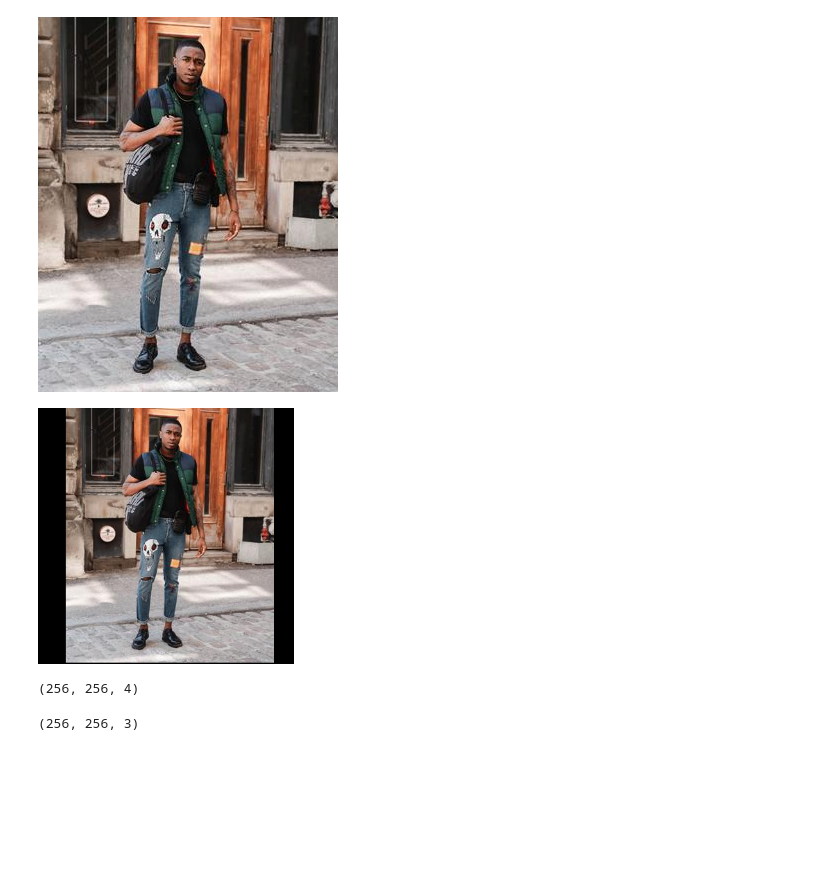
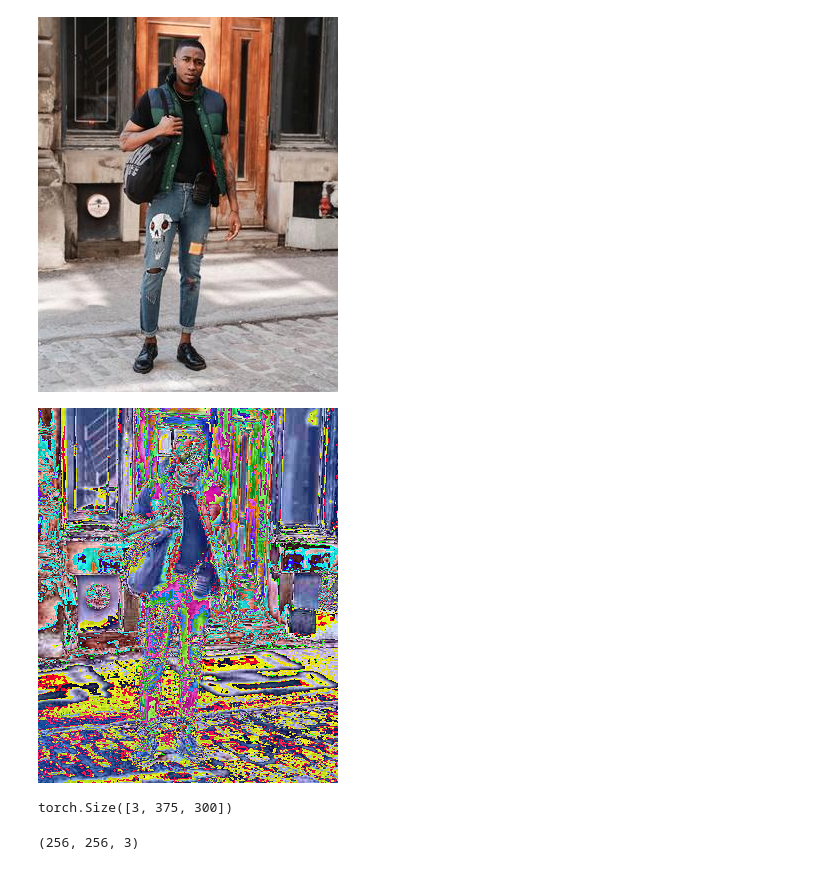
Before and after one commit to MartinPicc/body-shape-detector, a Jupyter notebook: regressor/tests.ipynb, the cells around one changed output. Cells and saved outputs as stored; diff of their text form; code cells hidden in the pictures; blank space fills up the shorter version.

```diff
--- a/regressor/tests.ipynb
+++ b/regressor/tests.ipynb
@@ -460,15 +465,16 @@ pil_img.fromarray(
 # %%
 pil_img.fromarray(
     np.uint8(
-        np.rollaxis(body_imgs[0], 0, 3) * 255
+        # np.rollaxis(body_imgs[0].numpy(), 0, 3) * 255
+        np.rollaxis(full_imgs_list[0].numpy(), 0, 3) * 255
     )[:, :, :3]
 )
 # %% [output]
-[figure, old version]
+[figure, new version]
 # %%
-np.rollaxis(body_imgs[0], 0, 3).shape
+full_imgs_list[0].shape
 # %% [output]
-(256, 256, 4)
+torch.Size([3, 375, 300])
 # %%
 np.rollaxis(body_imgs[0], 0, 3)[:, :, :3].shape
 # %% [output]
```
Also changed, not shown: parts of 3 cells of this notebook, 6 other files.
